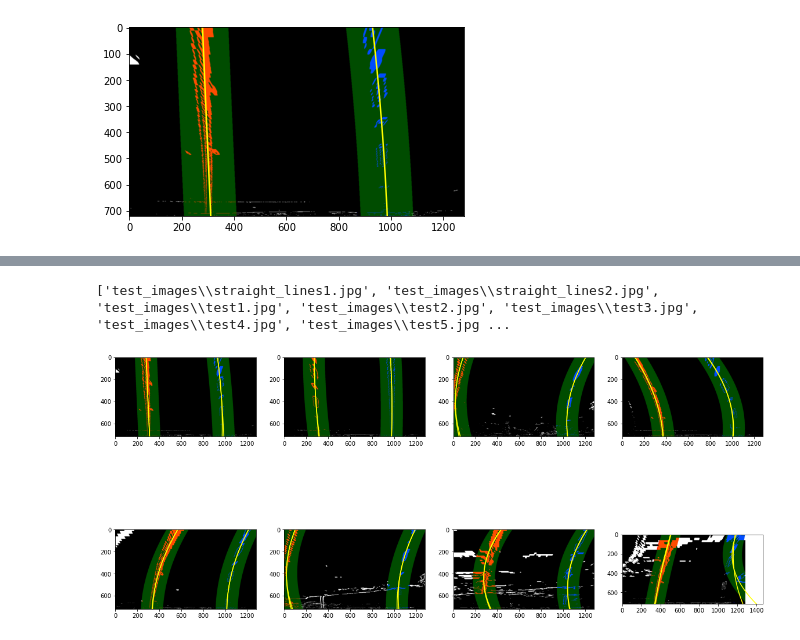
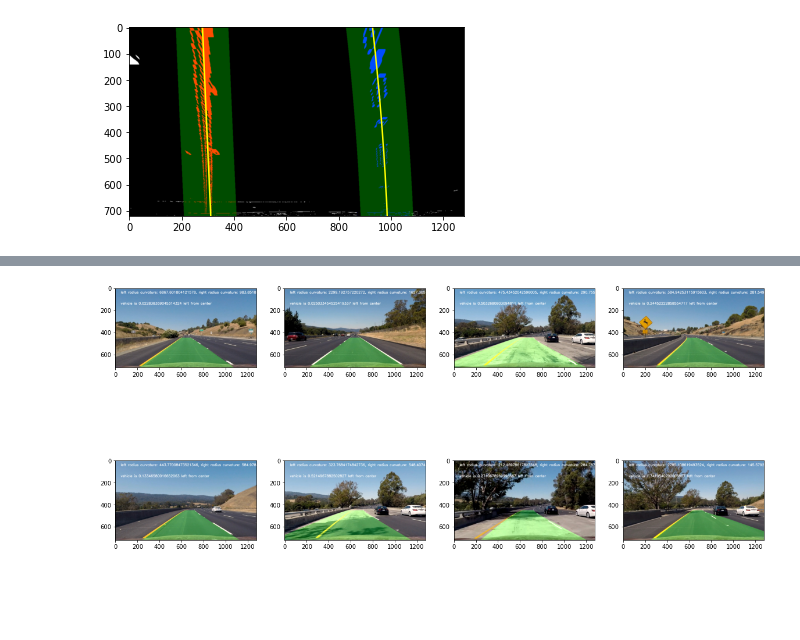
Before and after one commit to ava6969/CarND-Advanced-Lane-Lines, a Jupyter notebook: Advanced Lane Finding.ipynb, the cells around one changed output, grey strips where cells are left out. Drawn from its saved outputs; the diff is of its cells as text; code cells hidden in the pictures; blank space fills up the shorter version.

```diff
--- a/Advanced Lane Finding.ipynb
+++ b/Advanced Lane Finding.ipynb
@@ -144,7 +149,7 @@ def warp(img, src, dst):
     Minv = cv2.getPerspectiveTransform(dst, src)
     # Warp an image using the perspective transform, M:
     warped = cv2.warpPerspective(img, M, img_size, flags=cv2.INTER_LINEAR)
-    return warped
+    return warped, M, Minv
 # %%
 imshape = img.shape
 
@@ -339,17 +345,17 @@ def search_around_poly(binary_warped, left_fit, right_fit, margin=100):
     result = cv2.addWeighted(out_img, 1, window_img, 0.3, 0)
 
     # Plot the polynomial lines onto the image
-    plt.plot(left_fitx, ploty, color='yellow')
-    plt.plot(right_fitx, ploty, color='yellow')
     ## End visualization steps ##
 
-    return result
+    return result, (left_fitx, right_fitx)
 
 # Run image through the pipeline
 # Note that in your project, you'll also want to feed in the previous fits
-result = search_around_poly(warped, left_fit, right_fit)
+result, x_val = search_around_poly(warped, left_fit, right_fit)
 
 # View your output
+plt.plot(x_val[0], ploty, color='yellow')
+plt.plot(x_val[1], ploty, color='yellow')
 plt.imshow(result)
 # %% [output]
 <matplotlib.image.AxesImage at 0x...>
@@ -445,42 +469,47 @@ plt.imshow(result)
 # %%
 def LaneFinder(img, img_name=None):
-    mag_binary = mag_thresh(img, sobel_kernel=3, mag_thresh=(30, 100))
+    undist_img = cv2.undistort(img, mtx, dist, None, mtx)
+    mag_binary = mag_thresh(undist_img, sobel_kernel=3, mag_thresh=(30, 100))
+
     imshape = img.shape
-    if img_name is not None:
-        cv2.imwrite("output_images/"+img_name+'_magbinary.jpg',mag_binary )
-
     src = np.float32([(200,imshape[0]), (600, 450), (700, 450), (1200,imshape[0])])
     dst = np.float32([(300,imshape[0]), (300, 0), (1050, 0), (1050,imshape[0])])
     src = np.expand_dims(src,1)
     dst = np.expand_dims(dst,1)
-    warped = warp(mag_binary, src, dst)
+    warped, M, Minv = warp(mag_binary, src, dst)
+    out_img, left_fit, right_fit, _, _ = fit_polynomial(warped)
+    result, x_val = search_around_poly(warped, left_fit, right_fit)
+    left_curverad, right_curverad = get_radius_of_curvature(x_val)
+    offset_meters = offset(x_val, img)
+    original_lane_image = original_lane_lines(warped, undist_img, x_val, Minv)
+
+    title =  'left radius curvature: {}, right radius curvature: {}'.format(left_curverad, right_curverad)
+    title1 = 'vehicle is {} left from center'.format(offset_meters)
+    cv2.putText(original_lane_image, title, (50, 50), cv2.FONT_HERSHEY_SIMPLEX, 1,  (255, 255, 255), 2, cv2.LINE_AA)
+    cv2.putText(original_lane_image, title1, (50, 150), cv2.FONT_HERSHEY_SIMPLEX, 1,  (255, 255, 255), 2, cv2.LINE_AA)
+
     if img_name is not None:
+        cv2.imwrite("output_images/"+img_name+'_magbinary.jpg',mag_binary )
         cv2.imwrite("output_images/"+img_name+'_warped.jpg', warped )
-    out_img, left_fit, right_fit = fit_polynomial(warped)
-    if img_name is not None:
         cv2.imwrite("output_images/"+img_name+'_windowed.jpg',out_img )
-    result = search_around_poly(warped, left_fit, right_fit)
-    if img_name is not None:
-        cv2.imwrite("output_images/"+img_name+'_searched.jpg',result )
-    output = weighted_img(result, img)
-    return result
-print(test_imgs)
+        cv2.imwrite("output_images/"+img_name+'_real.jpg',result )
+        cv2.imwrite("output_images/"+img_name+'_final.jpg',original_lane_image )
+
+
+    return original_lane_image
-# %% [output]
-['test_images\\straight_lines1.jpg', 'test_images\\straight_lines2.jpg', 'test_images\\test1.jpg', 'test_images\\test2.jpg', 'test_images\\test3.jpg', 'test_images\\test4.jpg', 'test_images\\test5.jpg ...
 # %%
 fig = plt.figure(figsize=(20,10))
 i = 0
 
 for img_path in test_imgs:
     i += 1
     ax = fig.add_subplot(2, 4, i)
     img = mpimg.imread(img_path)
     name = img_path.split('\\')[1].split('.')[0]
     result = LaneFinder(img, name)
-    cv2.imwrite("output_images/"+name+'_final.jpg',result )
     ax.imshow(result)
 # %% [output]
-[figure, old version]
+[figure, new version]
 # %%
 # Import everything needed to edit/save/watch video clips
 from moviepy.editor import VideoFileClip
```
Also changed, not shown: parts of 9 cells of this notebook, 49 other files.
